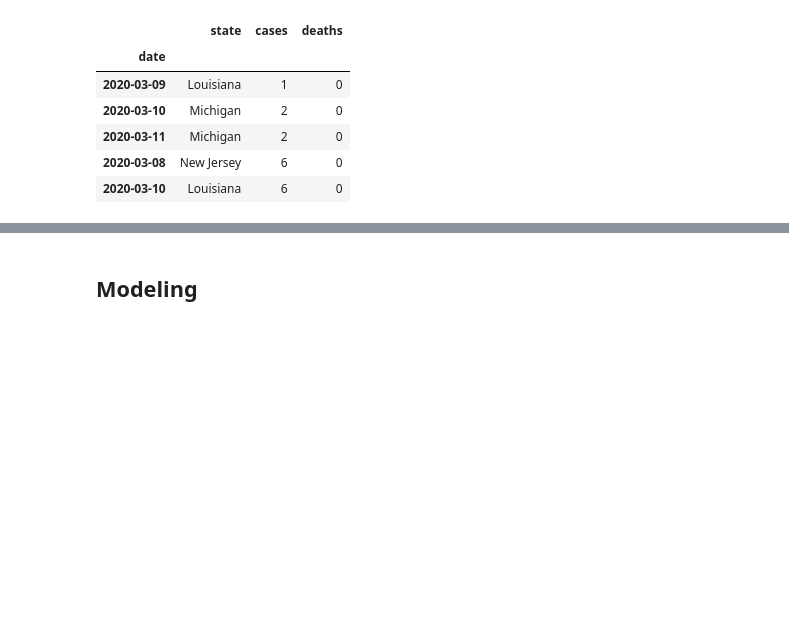
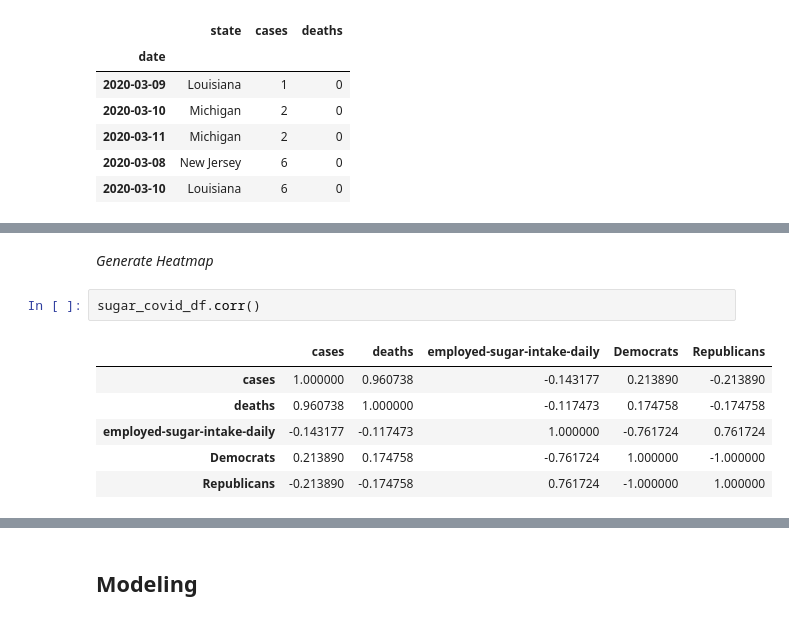
Before and after one commit to paiml/minimal-python, a Jupyter notebook: Chapter7_data_science.ipynb, the cells around one changed output, grey strips where cells are left out. Drawn from its saved outputs; the diff is of its cells as text; blank space fills up the shorter version.

```diff
--- a/Chapter7_data_science.ipynb
+++ b/Chapter7_data_science.ipynb
@@ -218,0 +273,11 @@ fig.show()
+# %% [markdown]
+*Generate Heatmap*
+# %%
+sugar_covid_df.corr()
+# %% [output]
+|  | cases | deaths | employed-sugar-intake-daily | Democrats | Republicans |
+| cases | 1.000000 | 0.960738 | -0.143177 | 0.213890 | -0.213890 |
+| deaths | 0.960738 | 1.000000 | -0.117473 | 0.174758 | -0.174758 |
+| employed-sugar-intake-daily | -0.143177 | -0.117473 | 1.000000 | -0.761724 | 0.761724 |
+| Democrats | 0.213890 | 0.174758 | -0.761724 | 1.000000 | -1.000000 |
+| Republicans | -0.213890 | -0.174758 | 0.761724 | -1.000000 | 1.000000 |
```
Also changed, not shown: parts of 25 cells of this notebook.
